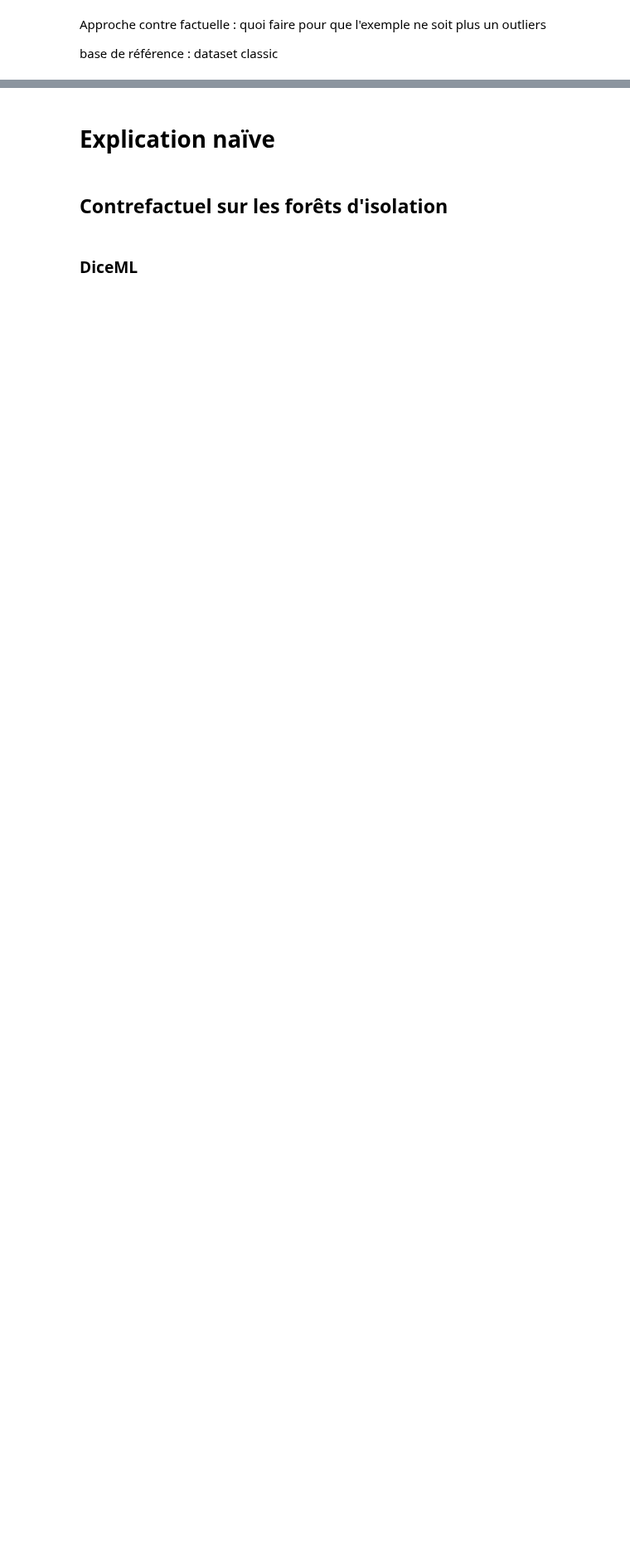
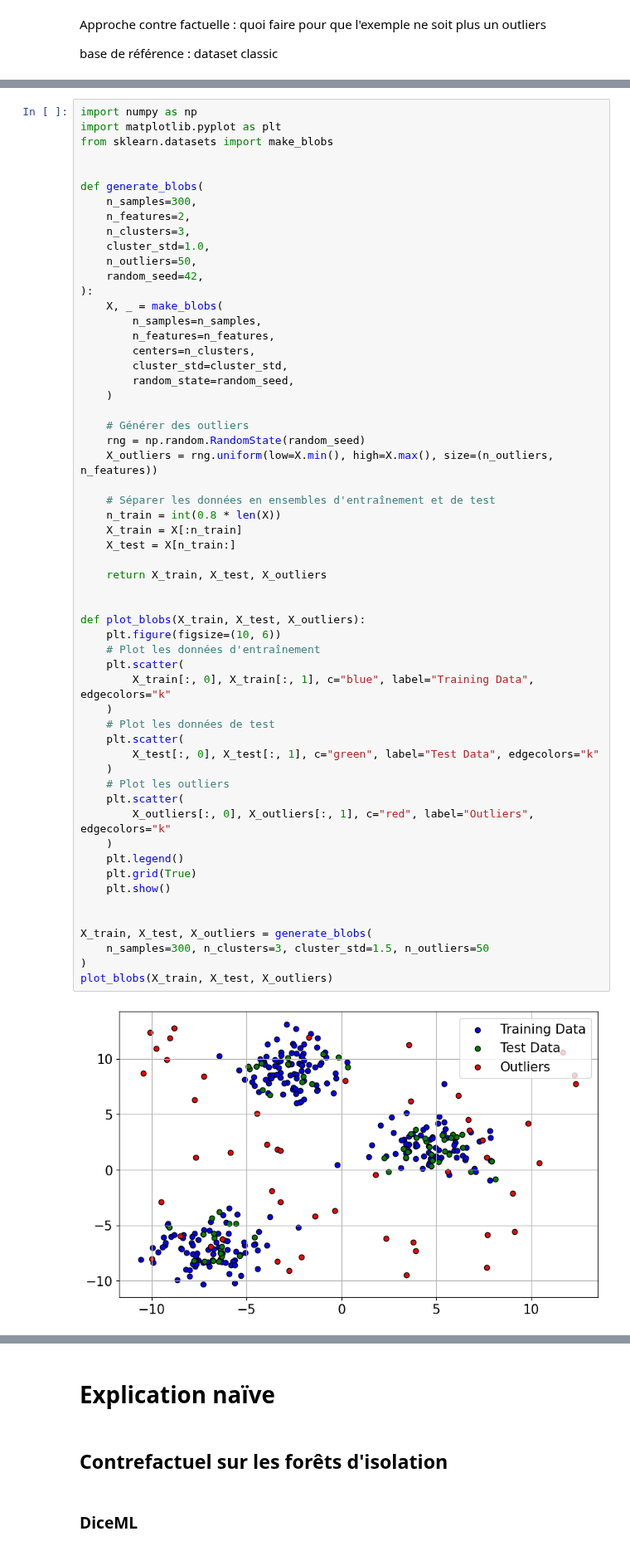
Before and after one commit to CharlesAttend/M2-DAC, a Jupyter notebook: XAI/TME/TME8/TME8.ipynb, the cells around one changed output, grey strips where cells are left out. Shown at 83% size. Cells and saved outputs as stored; diff of their text form; blank space fills up the shorter version.

Commit message:
XAI/TME8: refactor: unified code. - better artificial data generator - functions to train classifiers - proper decision boundary plotting function + stats

```diff
--- a/XAI/TME/TME8/TME8.ipynb
+++ b/XAI/TME/TME8/TME8.ipynb
@@ -43 +9,60 @@ plt.show()
+# %%
+import numpy as np
+import matplotlib.pyplot as plt
+from sklearn.datasets import make_blobs
+
+
+def generate_blobs(
+    n_samples=300,
+    n_features=2,
+    n_clusters=3,
+    cluster_std=1.0,
+    n_outliers=50,
+    random_seed=42,
+):
+    X, _ = make_blobs(
+        n_samples=n_samples,
+        n_features=n_features,
+        centers=n_clusters,
+        cluster_std=cluster_std,
+        random_state=random_seed,
+    )
+
+    # Générer des outliers
+    rng = np.random.RandomState(random_seed)
+    X_outliers = rng.uniform(low=X.min(), high=X.max(), size=(n_outliers, n_features))
+
+    # Séparer les données en ensembles d'entraînement et de test
+    n_train = int(0.8 * len(X))
+    X_train = X[:n_train]
+    X_test = X[n_train:]
+
+    return X_train, X_test, X_outliers
+
+
+def plot_blobs(X_train, X_test, X_outliers):
+    plt.figure(figsize=(10, 6))
+    # Plot les données d'entraînement
+    plt.scatter(
+        X_train[:, 0], X_train[:, 1], c="blue", label="Training Data", edgecolors="k"
+    )
+    # Plot les données de test
+    plt.scatter(
+        X_test[:, 0], X_test[:, 1], c="green", label="Test Data", edgecolors="k"
+    )
+    # Plot les outliers
+    plt.scatter(
+        X_outliers[:, 0], X_outliers[:, 1], c="red", label="Outliers", edgecolors="k"
+    )
+    plt.legend()
+    plt.grid(True)
+    plt.show()
+
+
+X_train, X_test, X_outliers = generate_blobs(
+    n_samples=300, n_clusters=3, cluster_std=1.5, n_outliers=50
+)
+plot_blobs(X_train, X_test, X_outliers)
+# %% [output]
+[figure, added]
 # %% [markdown]
```
Also changed, not shown: parts of 14 cells of this notebook, 1 other file.
